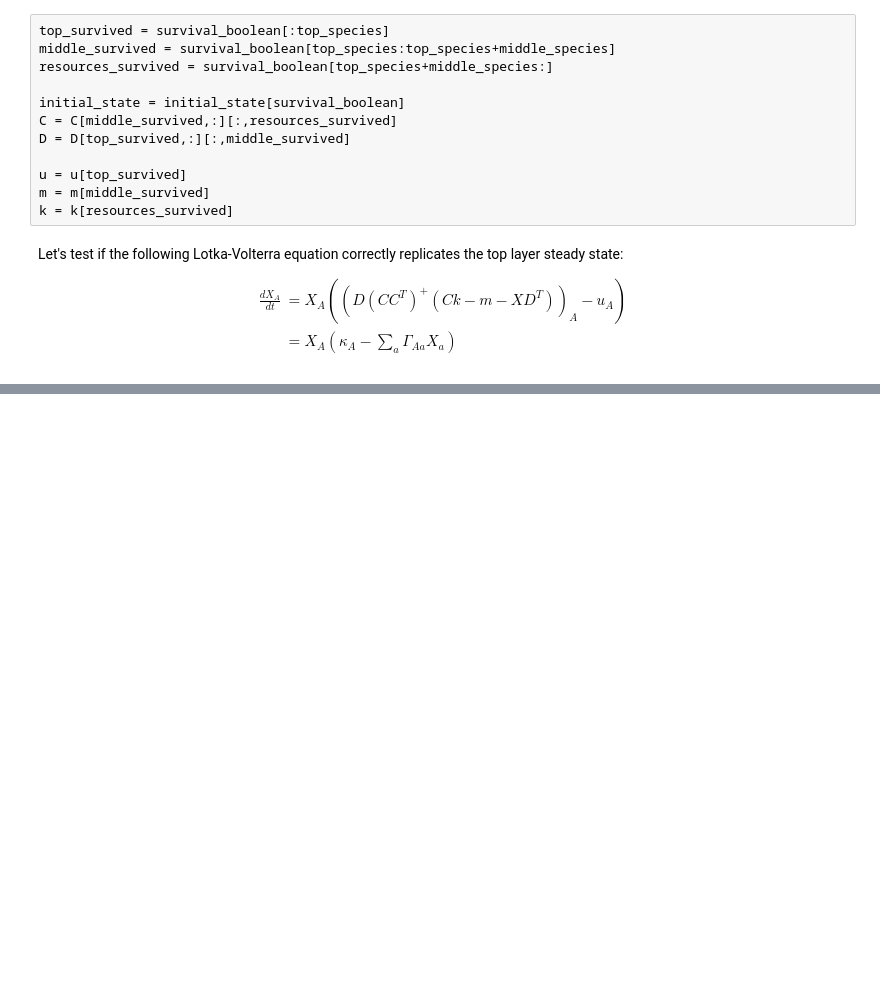
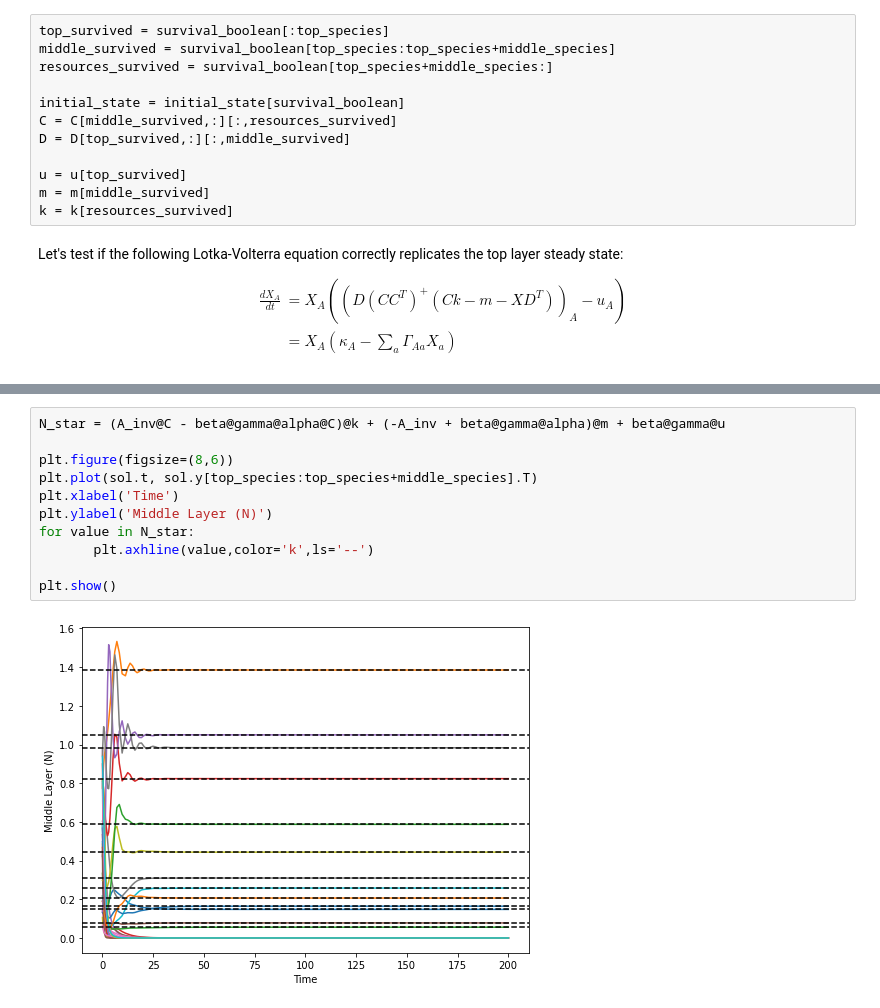
Before and after one commit to fengzhijie88/resource_consumer, a Jupyter notebook: 3-layer MCRM and Lotka-Volterra.ipynb, the cells around one changed output, grey strips where cells are left out. Drawn from its saved outputs; the diff is of its cells as text; blank space fills up the shorter version.

```diff
--- a/3-layer MCRM and Lotka-Volterra.ipynb
+++ b/3-layer MCRM and Lotka-Volterra.ipynb
@@ -173,0 +196,13 @@ $\alpha, \beta, \gamma$ are defined as follows:
+# %%
+N_star = (A_inv@C - beta@gamma@alpha@C)@k + (-A_inv + beta@gamma@alpha)@m + beta@gamma@u
+
+plt.figure(figsize=(8,6))
+plt.plot(sol.t, sol.y[top_species:top_species+middle_species].T)
+plt.xlabel('Time')
+plt.ylabel('Middle Layer (N)')
+for value in N_star:
+       plt.axhline(value,color='k',ls='--')
+
+plt.show()
+# %% [output]
+[figure, added]
```
Also changed, not shown: parts of 12 cells of this notebook.
